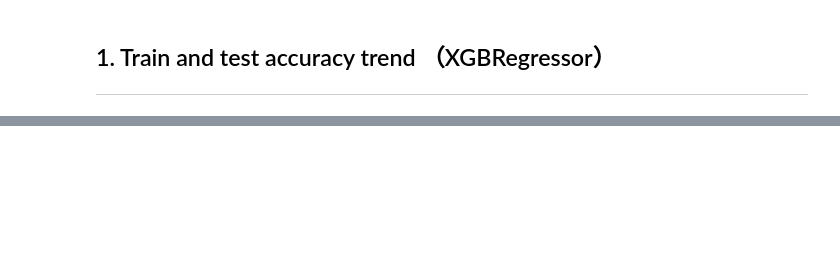
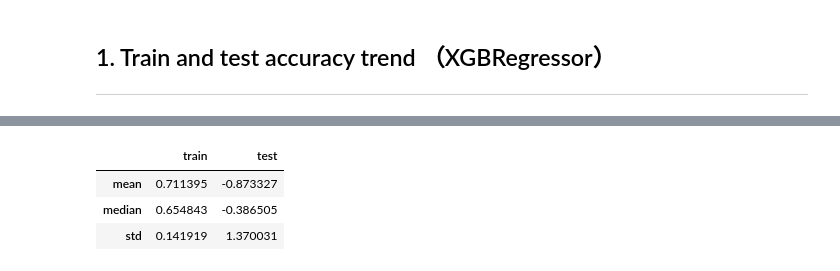
Before and after one commit to alpha-miner/alpha-mind, a Jupyter notebook: notebooks/machine learning/xgboost_method.ipynb, the cells around one changed output, grey strips where cells are left out. Drawn from its saved outputs; the diff is of its cells as text; code cells hidden in the pictures; blank space fills up the shorter version.

```diff
--- a/notebooks/machine learning/xgboost_method.ipynb
+++ b/notebooks/machine learning/xgboost_method.ipynb
@@ -30,8 +28,9 @@ coverage_report = flitered_coverage.groupby(['factor'])['coverage'].mean()
 # %%
-alpha_factors = coverage_report[coverage_report >= 0.98].index.tolist()
+alpha_factors = coverage_report[coverage_report >= 0.99].index.tolist()
 
 alpha_factors = {
-    f: CSRank(DIFF(f) / (ABS(f) + 1e-4)) for f in alpha_factors
+    f: DIFF(f) / (ABS(f) + 1e-4) / (DIFF('closePrice') / (LAST('closePrice') + 1e-4))
+        for f in alpha_factors if f != 'SIZE'
 }
 # %%
 alpha_factors.__len__()
@@ -92,7 +91,7 @@ def plot_model_importance(model, features):
 # %%
 from multiprocessing import set_start_method
 
-ref_date = list(train_x.keys())[-2]
+ref_date = list(train_x.keys())[-1]
 sample_train_x = train_x[ref_date]
 sample_train_y = train_y[ref_date].flatten()
 
@@ -116,0 +100,24 @@ model = gsearch.fit(sample_train_x, sample_train_y)
+# %%
+%%time
+
+param_grid = {
+ 'max_depth': [3, 5, 10],
+ 'min_child_weight': [1, 5, 10]
+}
+
+
+
+inner_model = XGBRegressor(max_depth=5,
+                     min_child_weight=20,
+                     n_estimators=1000,
+                     subsample=0.5,
+                     colsample_bytree=0.05,
+                     reg_alpha=1.,
+                     reg_lambda=1.)
+
+model = GridSearchCV(estimator = inner_model,
+                     param_grid=param_grid,
+                     cv=5,
+                     n_jobs=-1)
+
+model.fit(sample_train_x, sample_train_y)
@@ -138,8 +172,8 @@ for i, ref_date in enumerate(dates):
     sample_train_x = train_x[ref_date]
     sample_train_y = train_y[ref_date].flatten()
 
-    gsearch.fit(sample_train_x, sample_train_y)
-    accuray_table.loc[ref_date, 'train'] =  gsearch.score(sample_train_x, sample_train_y)
+    model.fit(sample_train_x, sample_train_y)
+    accuray_table.loc[ref_date, 'train'] =  model.score(sample_train_x, sample_train_y)
     alpha_logger.info('trade_date: {0} training finished'.format(ref_date))
 
     ##---------------------------------##
@@ -179,8 +213,8 @@ for i, ref_date in enumerate(dates):
 
     risk_table = total_risks[index]
 
-    y = gsearch.predict(sample_test_x)
-    accuray_table.loc[ref_date, 'test'] = gsearch.score(sample_test_x, sample_test_y)
+    y = model.predict(sample_test_x)
+    accuray_table.loc[ref_date, 'test'] = model.score(sample_test_x, sample_test_y)
 
     is_tradable[:] = True
     weights, analysis = er_portfolio_analysis(y.astype(float),
@@ -224,0 +266,7 @@ accuray_table.aggregate([np.mean, np.median, np.std])
+# %%
+accuray_table.aggregate([np.mean, np.median, np.std])
+# %% [output]
+|  | train | test |
+| mean | 0.711395 | -0.873327 |
+| median | 0.654843 | -0.386505 |
+| std | 0.141919 | 1.370031 |
```
Also changed, not shown: parts of 12 cells of this notebook, 3 other files.
